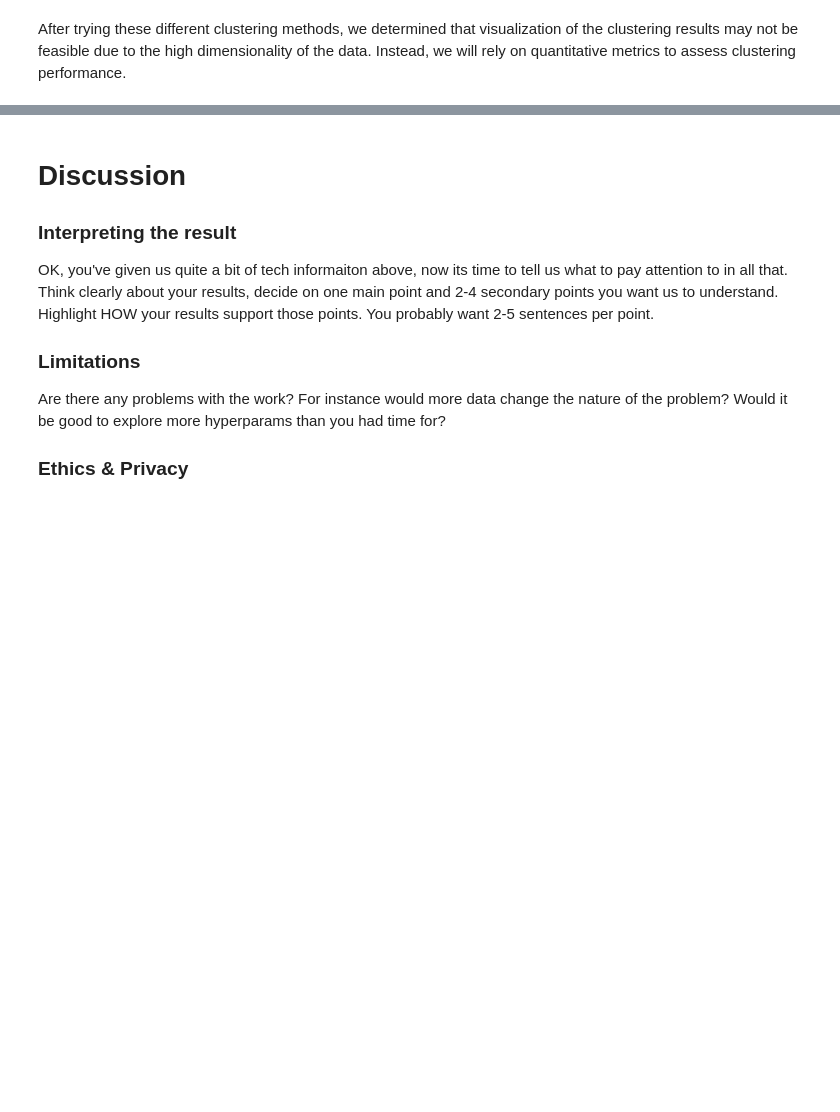
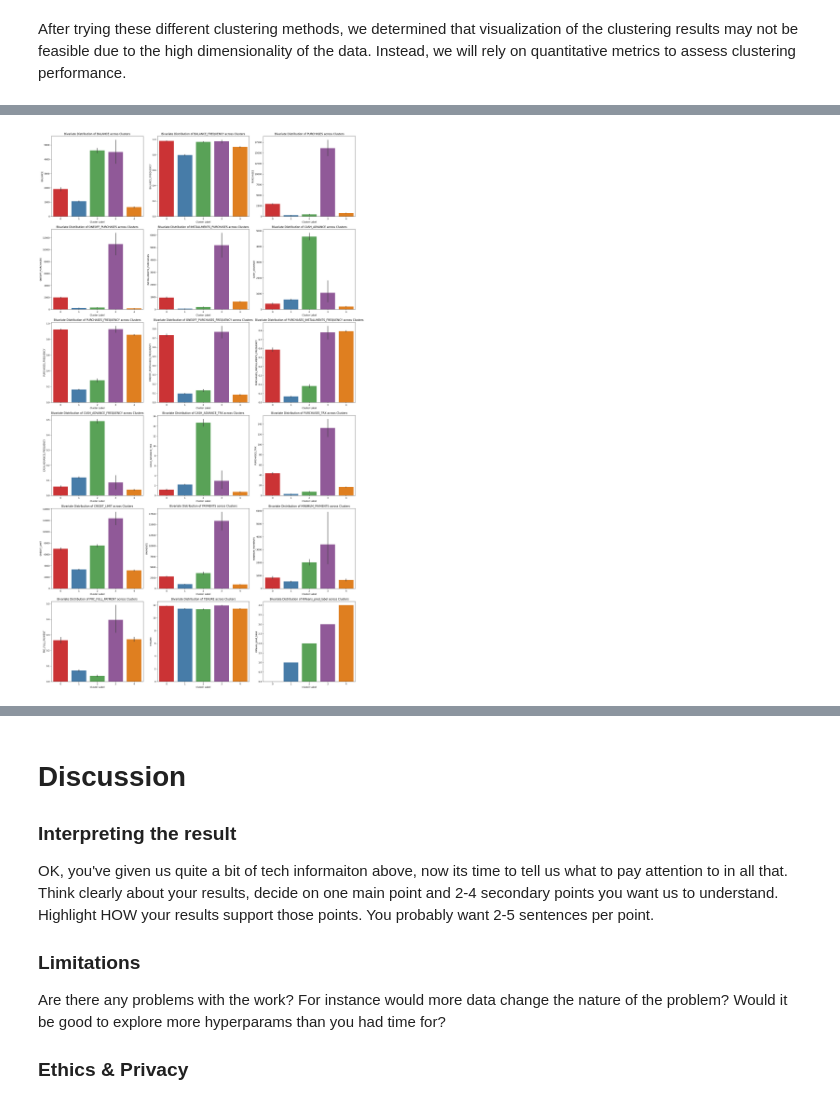
Before and after one commit to mtang24/card_clusters, a Jupyter notebook: FinalProject_Copy.ipynb, the cells around one changed output, grey strips where cells are left out. Saved outputs shown, nothing was run; the diff lists cells and outputs as text; code cells hidden in the pictures; blank space fills up the shorter version.

Commit message:
Added visualizations of each feature and cluster

```diff
--- a/FinalProject_Copy.ipynb
+++ b/FinalProject_Copy.ipynb
@@ -524,3 +518,23 @@ KMeans_stats.head()
+# %%
+plt.figure(figsize=(20, 35))
+
+cluster_order = sorted(data['KMeans_pred_label'].unique())
+
+for i, col in enumerate(data.columns[:-1]):
+    ax = plt.subplot(6, 3, i + 1)
+
+    df_sorted = data.groupby('KMeans_pred_label')[col].mean().sort_values().index
+
+    sns.barplot(data=data, x='KMeans_pred_label', y=col, palette='Set1', order=cluster_order, hue='KMeans_pred_label', legend=False)
+
+    plt.xlabel('Cluster Label')
+    plt.ylabel(col)
+    plt.title(f'Bivariate Distribution of {col} across Clusters')
+
+plt.tight_layout()
+plt.show()
+# %% [output]
+[figure, added]
 # %%
 gmm = GaussianMixture(n_components=6)
 gmm = gmm.fit(scale_data)
```
Also changed, not shown: parts of 12 cells of this notebook.
